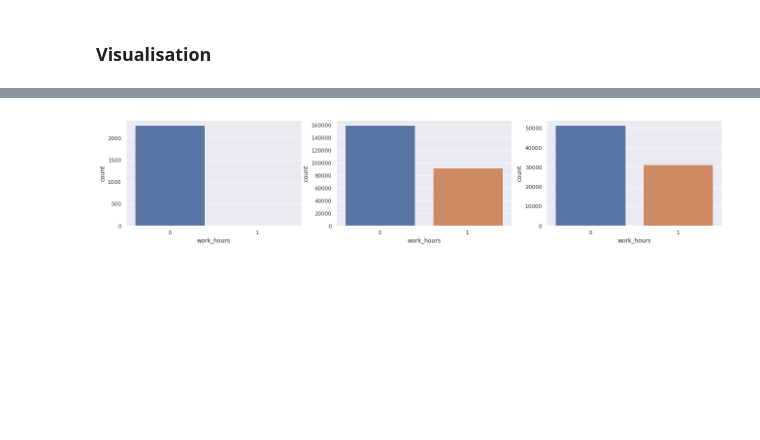
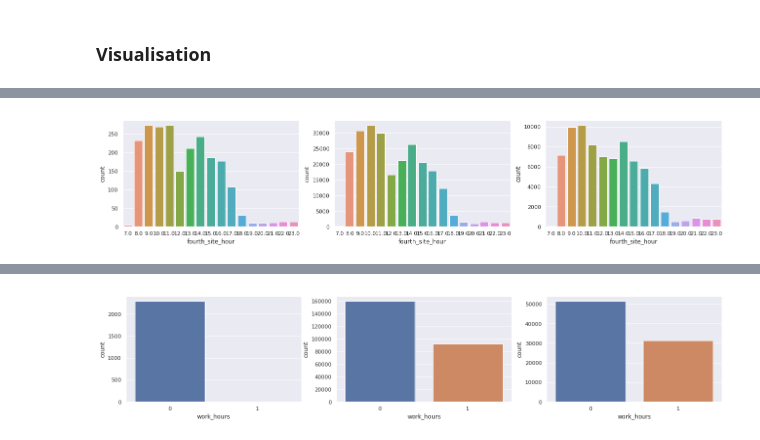
Before and after one commit to vladisOV/notebooks, a Jupyter notebook: alice_combined_sol.ipynb, the cells around one changed output, grey strips where cells are left out. Saved outputs shown, nothing was run; the diff lists cells and outputs as text; code cells hidden in the pictures; blank space fills up the shorter version.

```diff
--- a/alice_combined_sol.ipynb
+++ b/alice_combined_sol.ipynb
@@ -379,0 +401,3 @@ full_add_df['fb end'] = full_df[sites].apply(apply_is_fb, axis = 1)
+# %%
+alice_top = train_df[train_df['target'] == 1]['site1'].value_counts().index.tolist()[:10]
+alice_top
@@ -379,0 +411,2 @@ full_add_df['fb end'] = full_df[sites].apply(apply_is_fb, axis = 1)
+# %%
+full_add_df['alice_top'] = full_df['site1'].apply(lambda site: 1 if (site in alice_top) else 0).astype('int')
@@ -403,6 +440,10 @@ unique_count[:10] #print few
 full_add_df['unique'] = unique_count
 # %%
 full_add_df['unique_less'] = full_add_df['unique'].apply(lambda ts: 1 if (ts < 5) else 0)
+# %%
+full_add_df['sites_per_sesh'] = full_df[sites].apply(lambda s: s.nunique() - 1, axis=1)
+# %%
+full_add_df['less_sites'] = full_add_df['sites_per_sesh'].apply(lambda s: 1 if (s < 8) else 0)
 # %%
 absolutely_unique_count  =  np.zeros((full_sites.shape[0], 1 ), dtype = int )
 ind  =  0
@@ -578,0 +590,7 @@ dtype: int64
+# %%
+_, axes = plt.subplots(nrows=1, ncols=3, figsize=(22,4))
+sns.countplot(x="fourth_site_hour", data=train_df_plot[train_df_plot.target==1], ax=axes[0]) # Alice
+sns.countplot(x="fourth_site_hour", data=train_df_plot[train_df_plot['target'] == 0], ax=axes[1]) # Not Alice
+sns.countplot(x="fourth_site_hour", data=test_df_plot, ax=axes[2]); # Test
+# %% [output]
+[figure, added]
```
Also changed, not shown: parts of 56 cells of this notebook.
